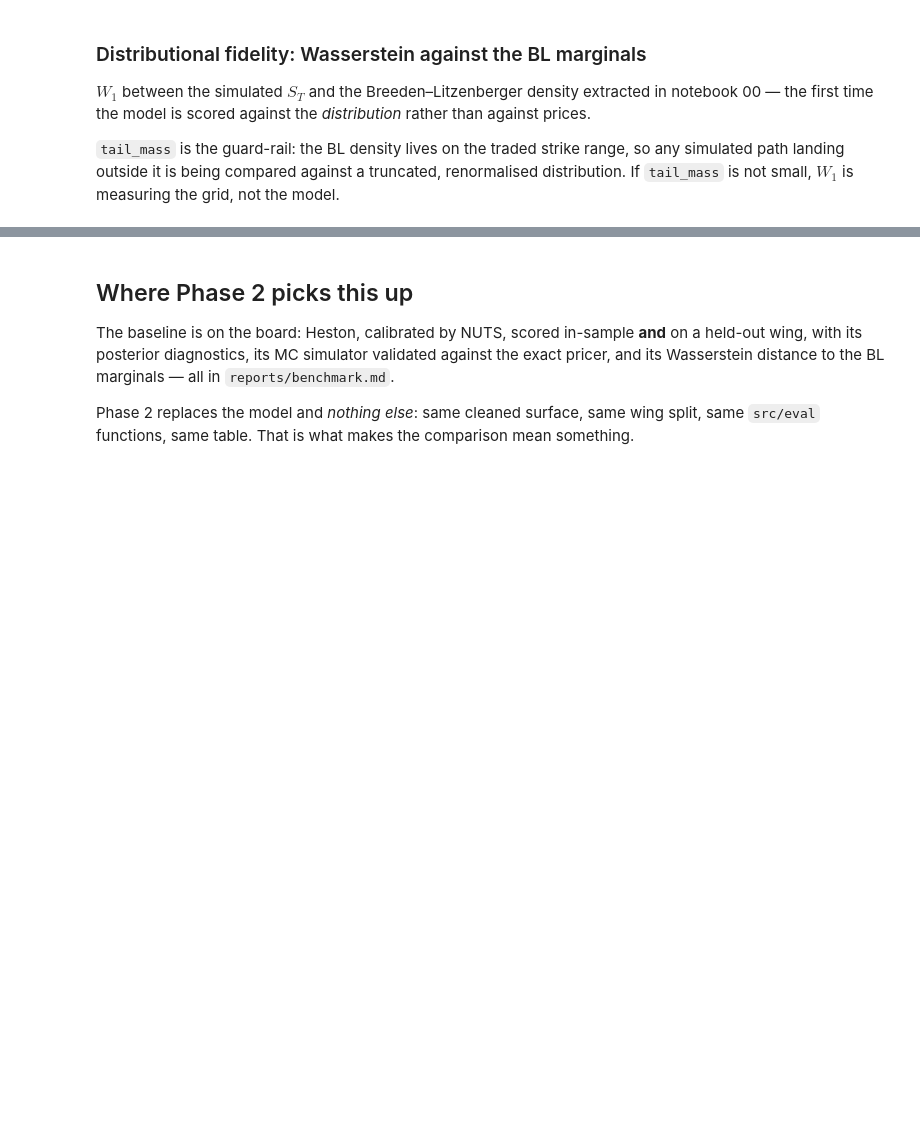
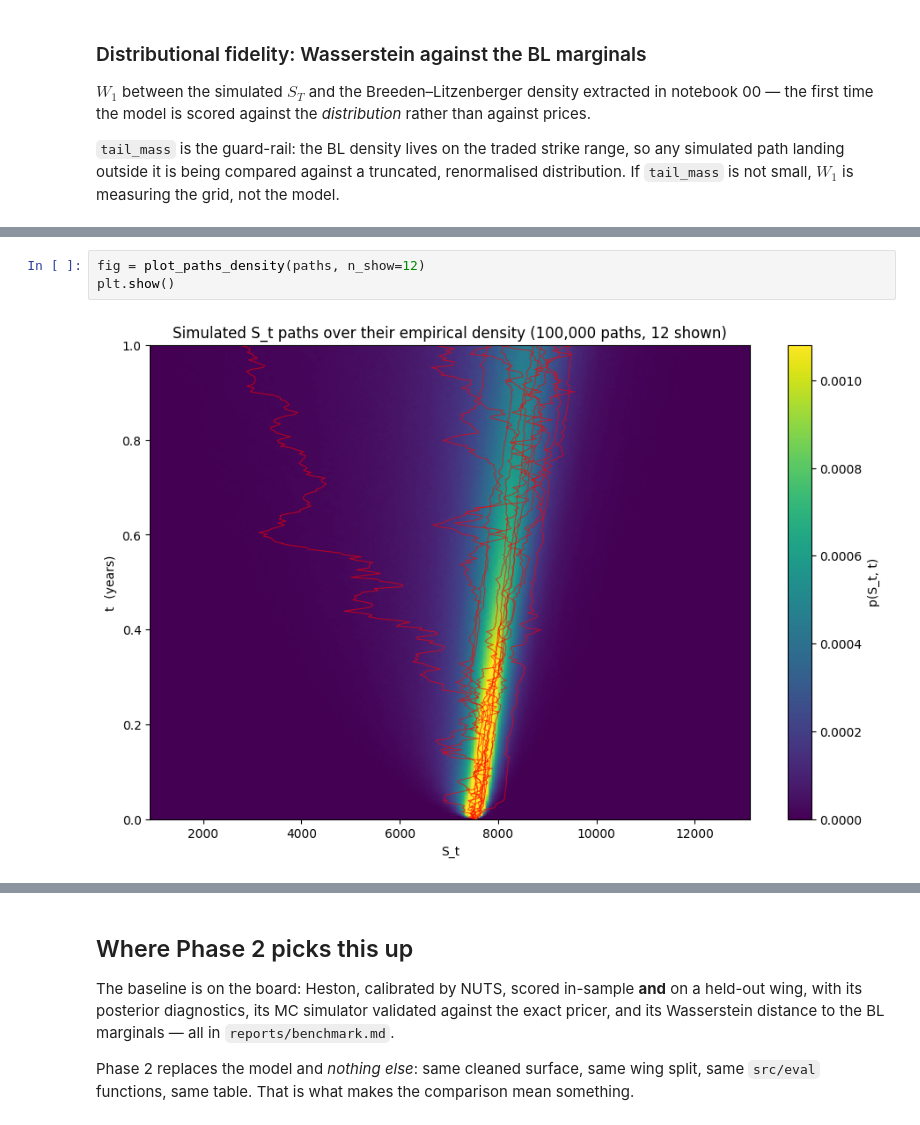
Before and after one commit to DmiMakarov/QuantFlow, a Jupyter notebook: notebooks/01_heston_mcmc.ipynb, the cells around one changed output, grey strips where cells are left out. Saved outputs shown, nothing was run; the diff lists cells and outputs as text; blank space fills up the shorter version.

```diff
--- a/notebooks/01_heston_mcmc.ipynb
+++ b/notebooks/01_heston_mcmc.ipynb
@@ -368,0 +399,5 @@ max tail_mass      : 8.56%
+# %%
+fig = plot_paths_density(paths, n_show=12)
+plt.show()
+# %% [output]
+[figure, added]
```
Also changed, not shown: parts of 17 cells of this notebook, 4 other files.
